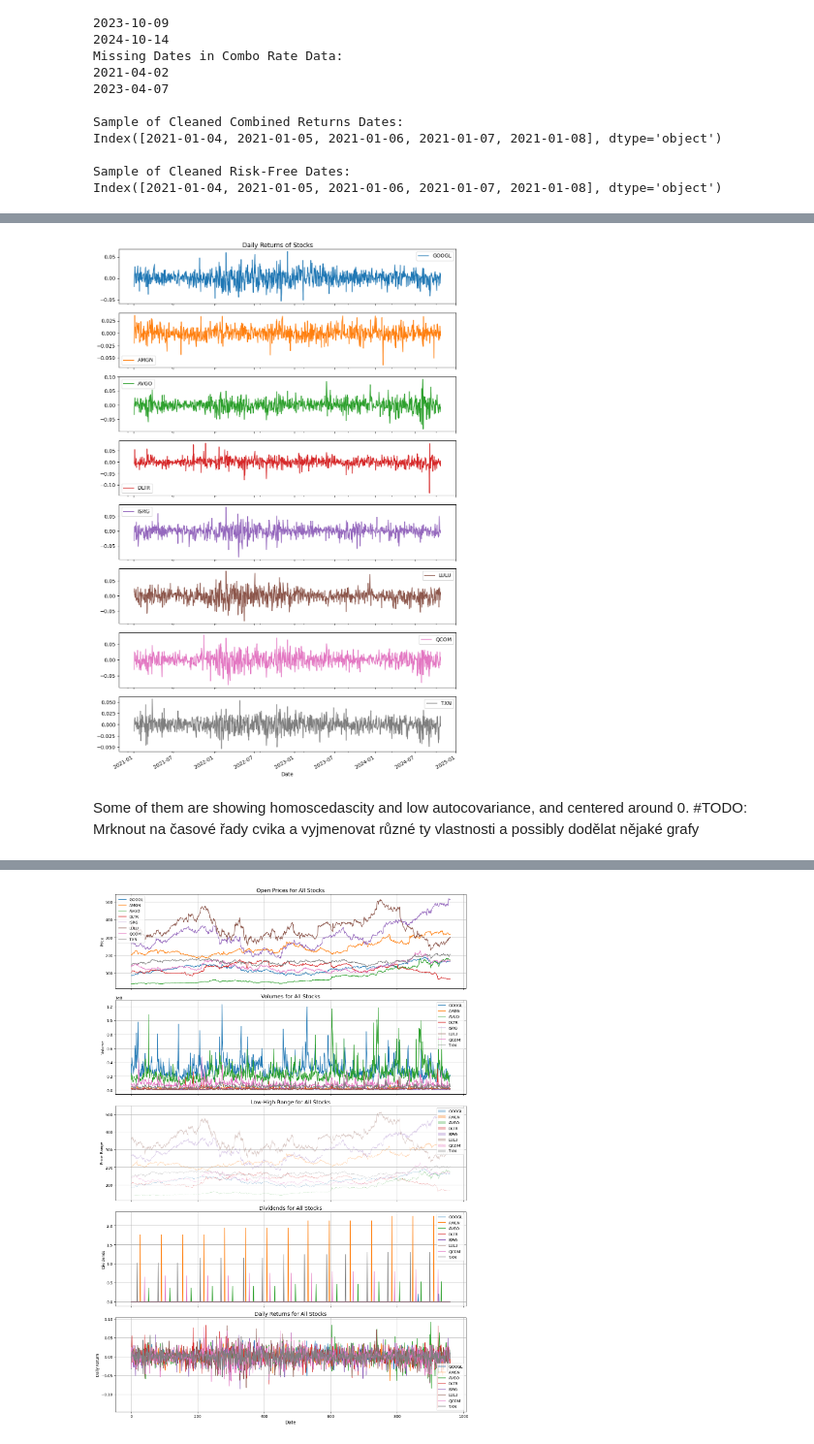
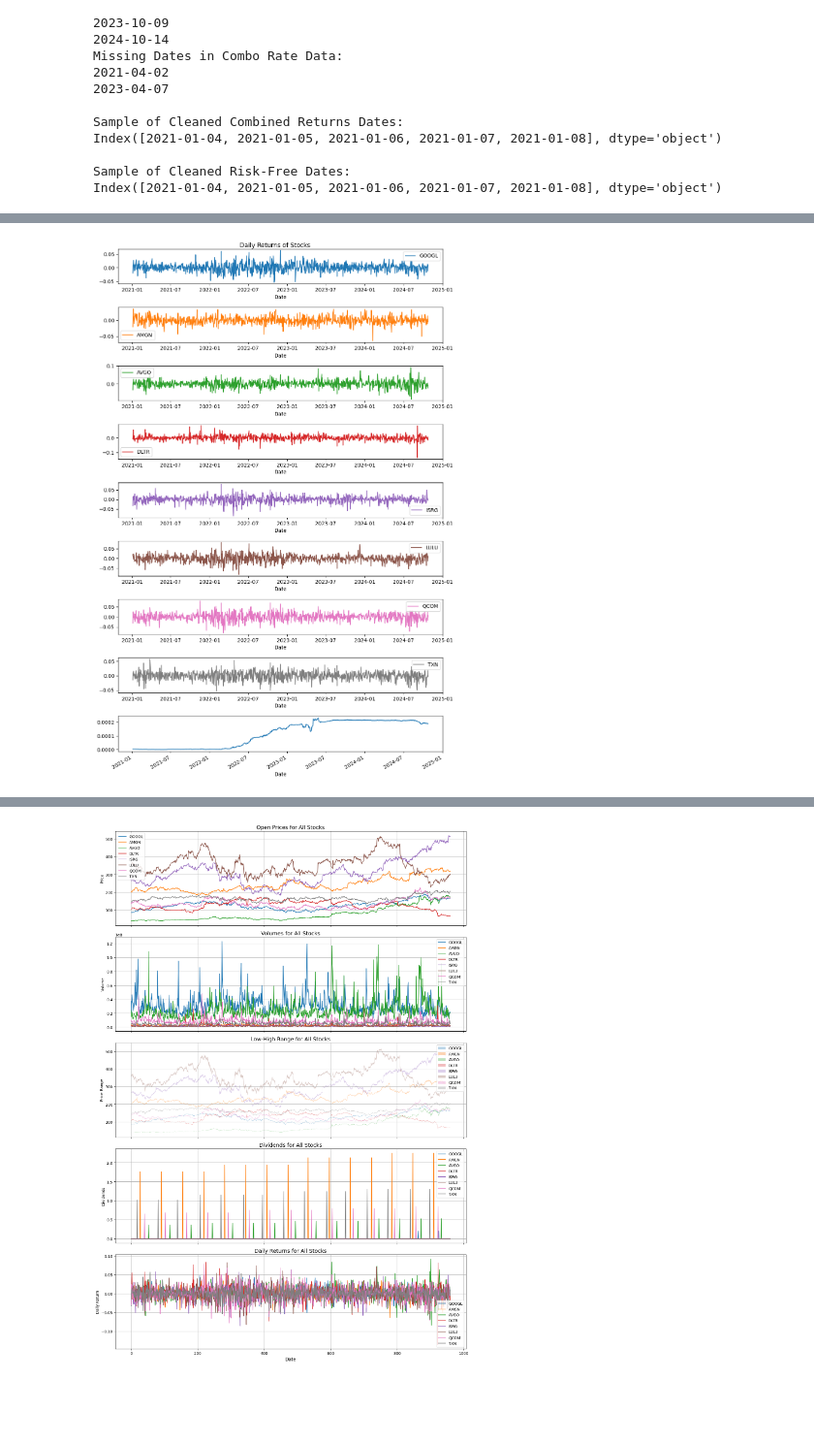
Before and after one commit to ancabenca/ds2-hw, a Jupyter notebook: Projekt -AnalyzaInvestic/AI-ABE.ipynb, the cells around one changed output, grey strips where cells are left out. Shown at 97% size. Drawn from its saved outputs; the diff is of its cells as text; code cells hidden in the pictures; blank space fills up the shorter version.

```diff
--- a/Projekt -AnalyzaInvestic/AI-ABE.ipynb
+++ b/Projekt -AnalyzaInvestic/AI-ABE.ipynb
@@ -147,6 +167,4 @@ Processing data for TXN from C:\Users\Uzivatel\Documents\ds2-hw\Projekt -Analyza
 # %%
-import pandas as pd
-
 # Preprocessing of risk_free_file
 risk_free_rate = pd.read_csv(risk_free_file)
 
@@ -169,20 +187,23 @@ if 'Date' in risk_free_rate.columns:
     risk_free_rate = risk_free_rate.loc[mask]
 
     # Convert the annualized rate into a daily rate (assuming 252 trading days in a year)
-    risk_free_rate['Daily_Risk_Free_Rate'] = (1 + risk_free_rate['1 Mo'] / 100) ** (1 / 252) - 1 #????
+    #risk_free_rate['Daily_Risk_Free_Rate'] = (1 + risk_free_rate['1 Mo'] / 100) ** (1 / 252) - 1 #????
+    risk_free_rate['Daily_Risk_Free_Rate'] = np.log(1 + risk_free_rate['1 Mo'] / 100)  / 252
 
     # Set the 'Date' column as the index for alignment with stock data
     risk_free_rate.set_index('Date', inplace=True)
 
-    print("\nRisk-Free Rate Data (Head):")
-    print(risk_free_rate.head())
-    print(risk_free_rate.tail())
-    print("\nDate range in the data:")
-    print(f"Start date: {risk_free_rate.index.min()}")
-    print(f"End date: {risk_free_rate.index.max()}")
+    #print("\nRisk-Free Rate Data (Head):")
+    #print(risk_free_rate.head())
+    #print("\nRisk-Free Rate Data (Tail):")
+    #print(risk_free_rate.tail())
+    #print("\nDate range in the data:")
+    #print(f"Start date: {risk_free_rate.index.min()}")
+    #print(f"End date: {risk_free_rate.index.max()}")
 
     # Save the processed risk-free rate for later use
     risk_free_rate.to_csv('processed_risk_free_rate.csv')
-    print("Risk-free rate processing complete. File saved as 'processed_risk_free_rate.csv'.")
+    #print("Risk-free rate processing complete. File saved as 'processed_risk_free_rate.csv'.")
 else:
     print("The 'Date' column is missing or misnamed.")
+#TODO hide
@@ -382,11 +415,19 @@ The expected returns show the average daily log returns for the assets. GOOGL an
 # %%
 # Plotting daily returns
-combined_returns_cleaned.plot(subplots=True, figsize=(10, 15), title='Daily Returns of Stocks')
+# Create a subplot for combined_returns_cleaned
+fig, axes = plt.subplots(len(combined_returns_cleaned.columns) + 1, 1, figsize=(10, 15))
+
+# Plot the daily returns of stocks
+combined_returns_cleaned.plot(subplots=True, ax=axes[:len(combined_returns_cleaned.columns)], title='Daily Returns of Stocks')
+
+# Plot the daily risk-free rate as the last subplot
+risk_free_rate_cleaned['Daily_Risk_Free_Rate'].plot(ax=axes[len(combined_returns_cleaned.columns)])
+
+# Adjust layout to make sure it looks nice
 plt.tight_layout()
+
+# Show the plot
 plt.show()
 # %% [output]
-[figure, old version]
+[figure, new version]
-# %% [markdown]
-Some of them are showing homoscedascity and low autocovariance, and centered around 0.
-#TODO: Mrknout na časové řady cvika a vyjmenovat různé ty vlastnosti a possibly dodělat nějaké grafy
 # %%
```
Also changed, not shown: parts of 58 cells of this notebook.
